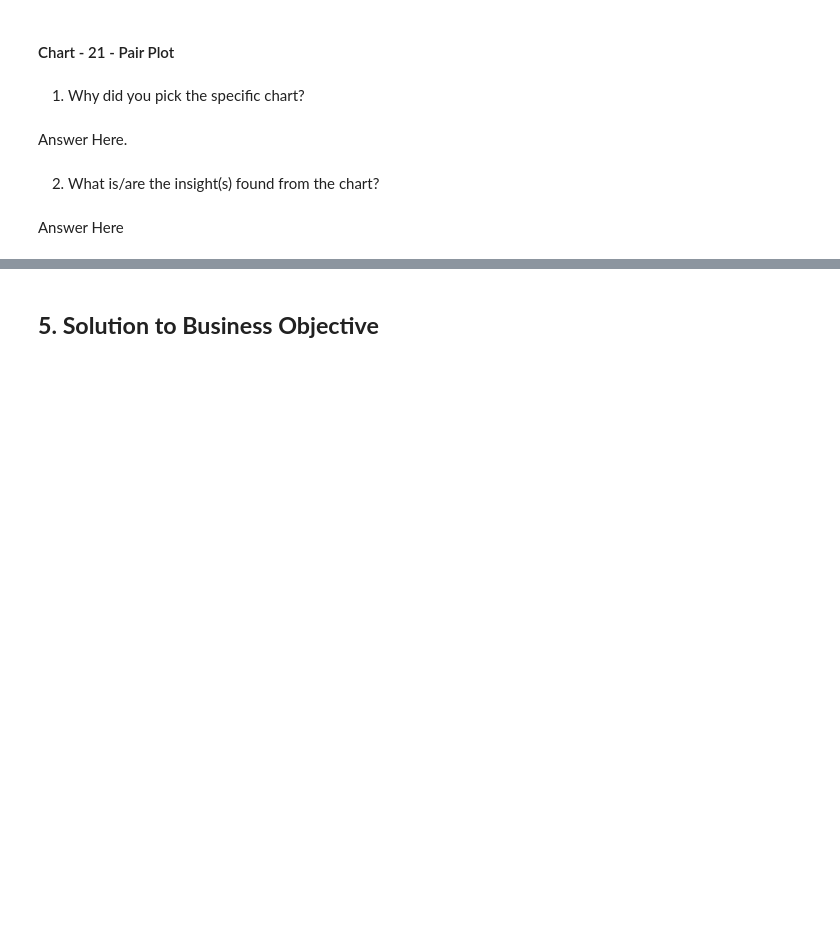
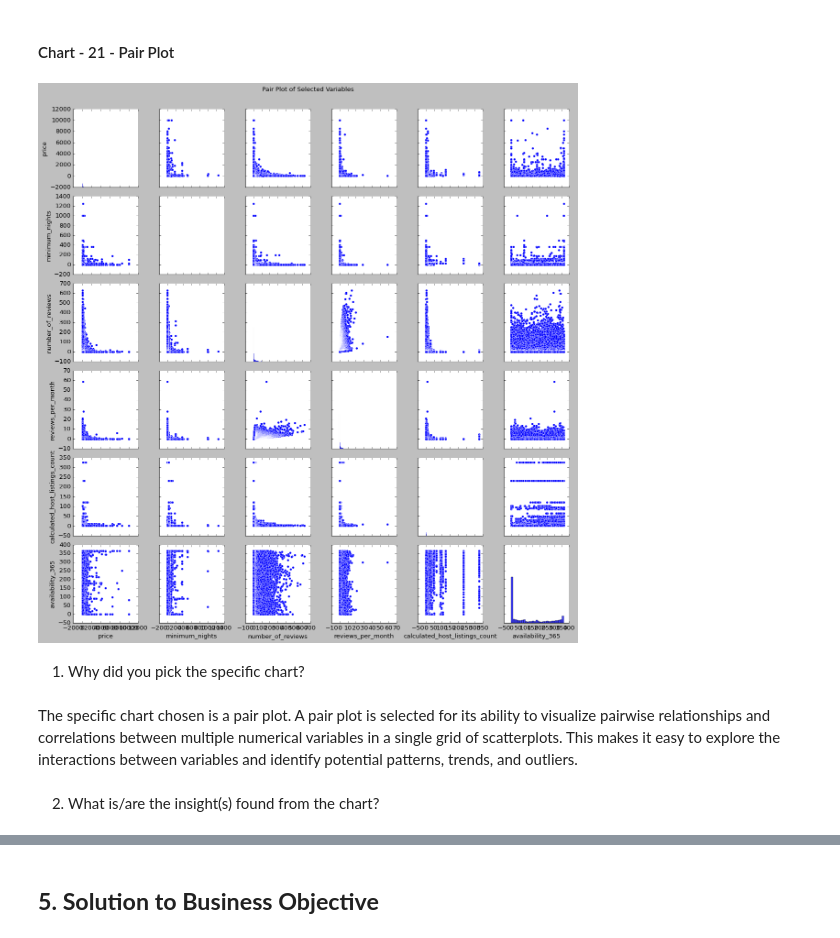
Before and after one commit to Pranita1994/EDA_Project, a Jupyter notebook: AirBnb_Bookings_Analysis.ipynb, the cells around one changed output, grey strips where cells are left out. Drawn from its saved outputs; the diff is of its cells as text; code cells hidden in the pictures; blank space fills up the shorter version.

```diff
--- a/AirBnb_Bookings_Analysis.ipynb
+++ b/AirBnb_Bookings_Analysis.ipynb
@@ -1332,8 +1632,17 @@ Answer Here
+# %%
+# Pair Plot visualization code
+# Select columns for pair plot
+pair_columns = ['price', 'minimum_nights', 'number_of_reviews', 'reviews_per_month', 'calculated_host_listings_count', 'availability_365']
+
+# Create pair plot
+sns.pairplot(df[pair_columns])
+plt.suptitle('Pair Plot of Selected Variables', y=1.02)
+plt.show()
+# %% [output]
+[figure, added]
 # %% [markdown]
 1. Why did you pick the specific chart?
-# %% [markdown]
-Answer Here.
+# %% [markdown]
+The specific chart chosen is a pair plot. A pair plot is selected for its ability to visualize pairwise relationships and correlations between multiple numerical variables in a single grid of scatterplots. This makes it easy to explore the interactions between variables and identify potential patterns, trends, and outliers.
 # %% [markdown]
 2. What is/are the insight(s) found from the chart?
-# %% [markdown]
-Answer Here
```
Also changed, not shown: parts of 60 cells of this notebook.
